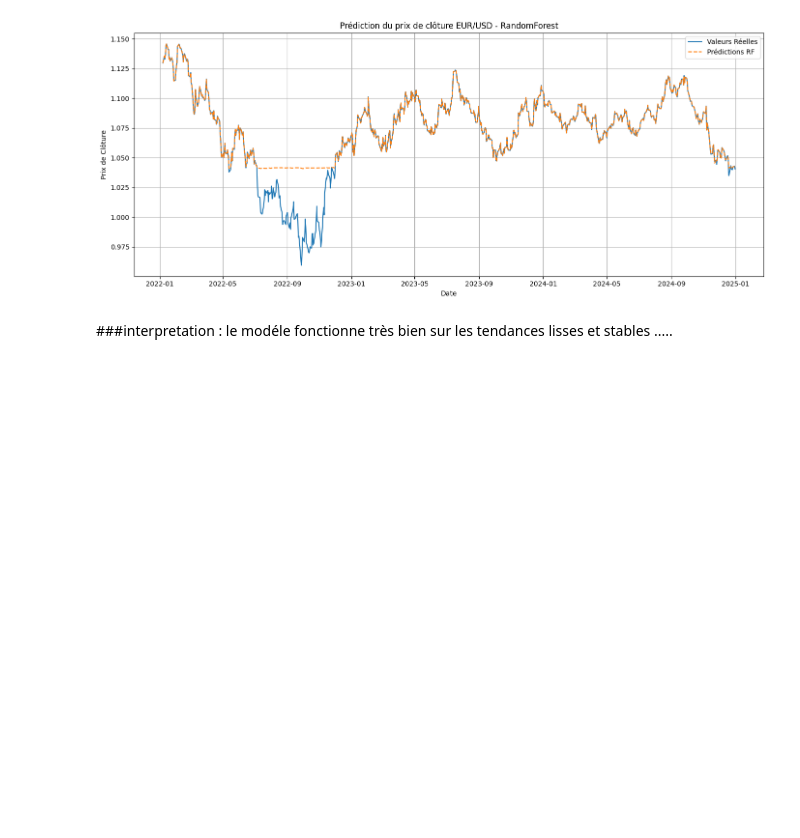
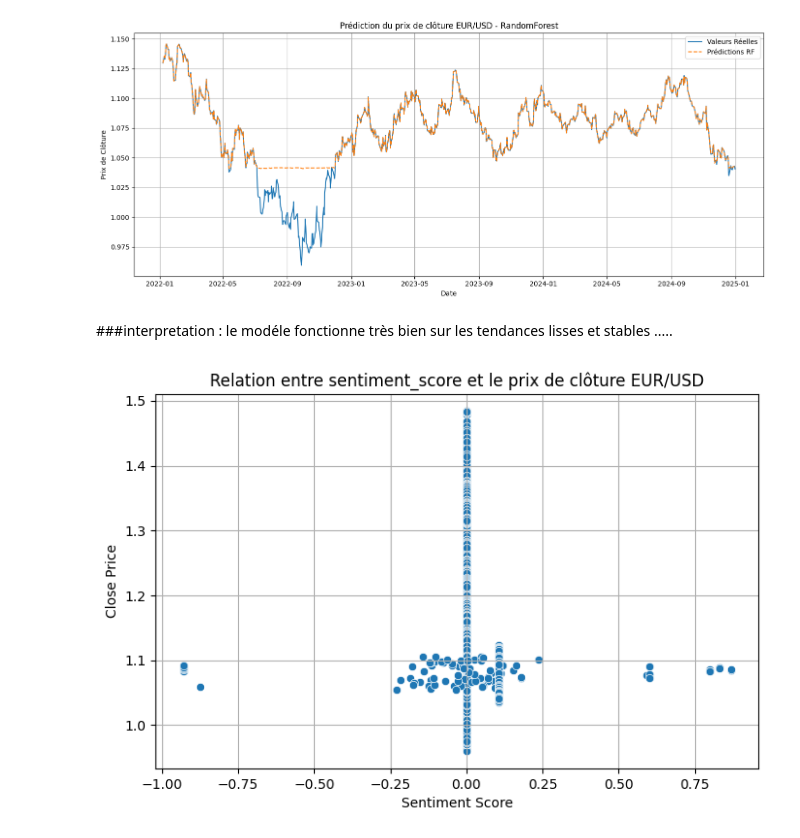
Before and after one commit to CheikhMalainine1973/Smartforex, a Jupyter notebook: Untitled32.ipynb, the cells around one changed output. Cells and saved outputs as stored; diff of their text form; code cells hidden in the pictures; blank space fills up the shorter version.

```diff
--- a/Untitled32.ipynb
+++ b/Untitled32.ipynb
@@ -503,0 +543,11 @@ plt.show()
+# %%
+#la corrélation brute entre sentiment_score et Close
+plt.figure(figsize=(8, 5))
+sns.scatterplot(x=df['sentiment_score'], y=df['Close'])
+plt.title('Relation entre sentiment_score et le prix de clôture EUR/USD')
+plt.xlabel('Sentiment Score')
+plt.ylabel('Close Price')
+plt.grid(True)
+plt.show()
+# %% [output]
+[figure, added]
```
Also changed, not shown: parts of 13 cells of this notebook.
